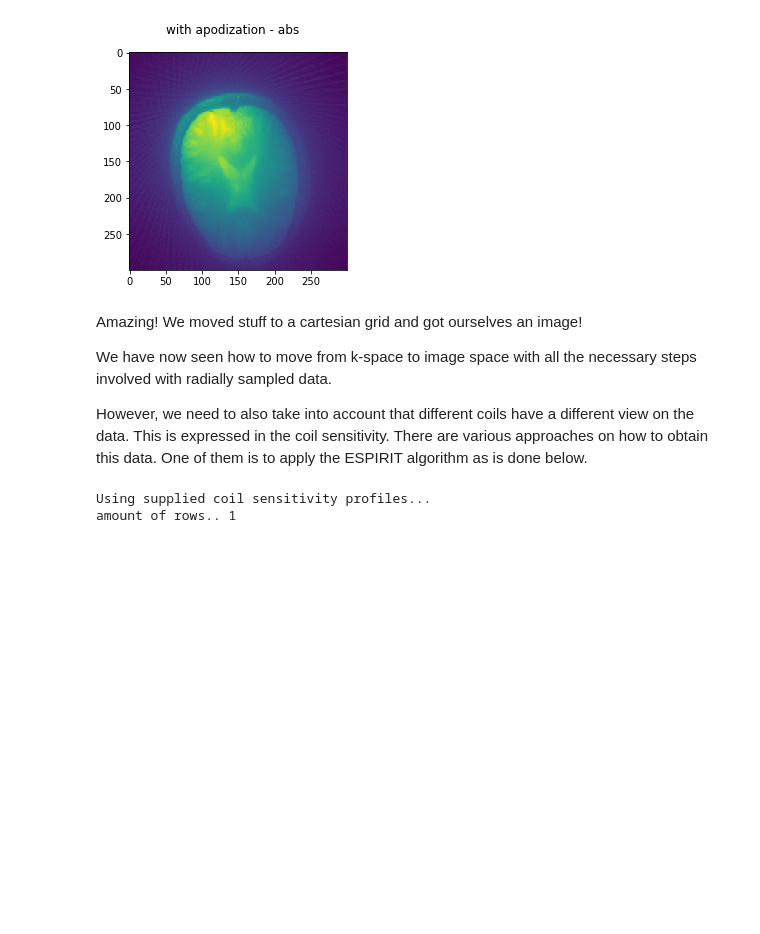
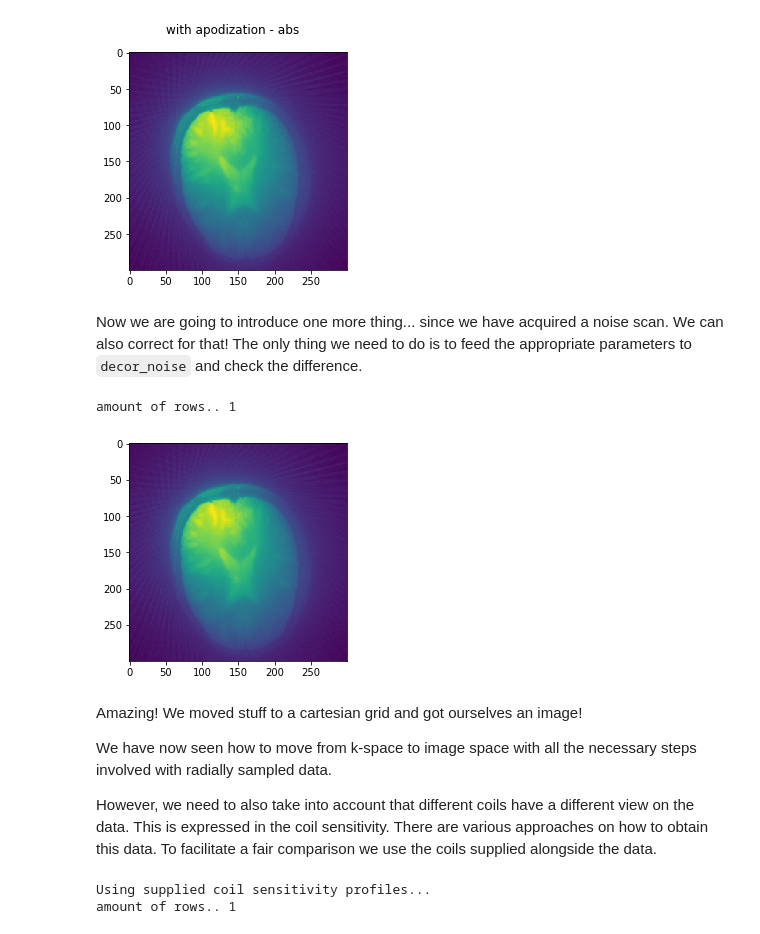
Before and after one commit to ISMRM/rrsg_challenge_01, a Jupyter notebook: python/rrsg_cgreco/step_by_step_recon.ipynb, the cells around one changed output. Drawn from its saved outputs; the diff is of its cells as text; code cells hidden in the pictures; blank space fills up the shorter version.

```diff
--- a/python/rrsg_cgreco/step_by_step_recon.ipynb
+++ b/python/rrsg_cgreco/step_by_step_recon.ipynb
@@ -369,6 +333,28 @@ amount of rows.. 1
 amount of rows.. 1
 [figure]
 [figure]
+# %% [markdown]
+Now we are going to introduce one more thing... since we have acquired a noise scan. We can also correct for that!
+The only thing we need to do is to feed the appropriate parameters to `decor_noise` and check the difference.
+# %%
+# Decorrelate coil channels if noise scan is present
+data_no_noise, coils_no_noise = recon._decor_noise(
+                                data=rawdata,
+                                noise=noise_scan,
+                                par=parameter["Data"],
+                                coils=coils)
+
+NUFFT = linop.NUFFT(parameter, trajectory)
+kspace_no_noise, grid_point_mapping = NUFFT._grid_lut(data_no_noise, return_mapping=True)
+kspace_no_noise = np.fft.ifftshift(kspace_no_noise, axes=NUFFT.fft_dim)
+kspace_no_noise = np.fft.ifft2(kspace_no_noise, norm='ortho')
+img_no_noise = np.fft.ifftshift(kspace_no_noise, axes=NUFFT.fft_dim)
+img_no_noise_deapo = NUFFT._deapo_adj(img_no_noise)
+# %%
+plot_sequence(img_no_noise_deapo[0:1], augm='np.abs');
+# %% [output]
+amount of rows.. 1
+[figure, added]
 # %% [markdown]
 Amazing! We moved stuff to a cartesian grid and got ourselves an image!
 
@@ -377,7 +363,7 @@ necessary steps involved with radially sampled data.
 
 However, we need to also take into account that different coils have a different
 view on the data. This is expressed in the coil sensitivity. There are various approaches
- on how to obtain this data. One of them is to apply the ESPIRIT algorithm as is done below.
+ on how to obtain this data. To facilitate a fair comparison we use the coils supplied alongside the data.
 # %%
 # Compute the coil sensitivities
 # This adds the 'coils' and 'phase_map' keys to the par dict.
```
Also changed, not shown: parts of 10 cells of this notebook.
